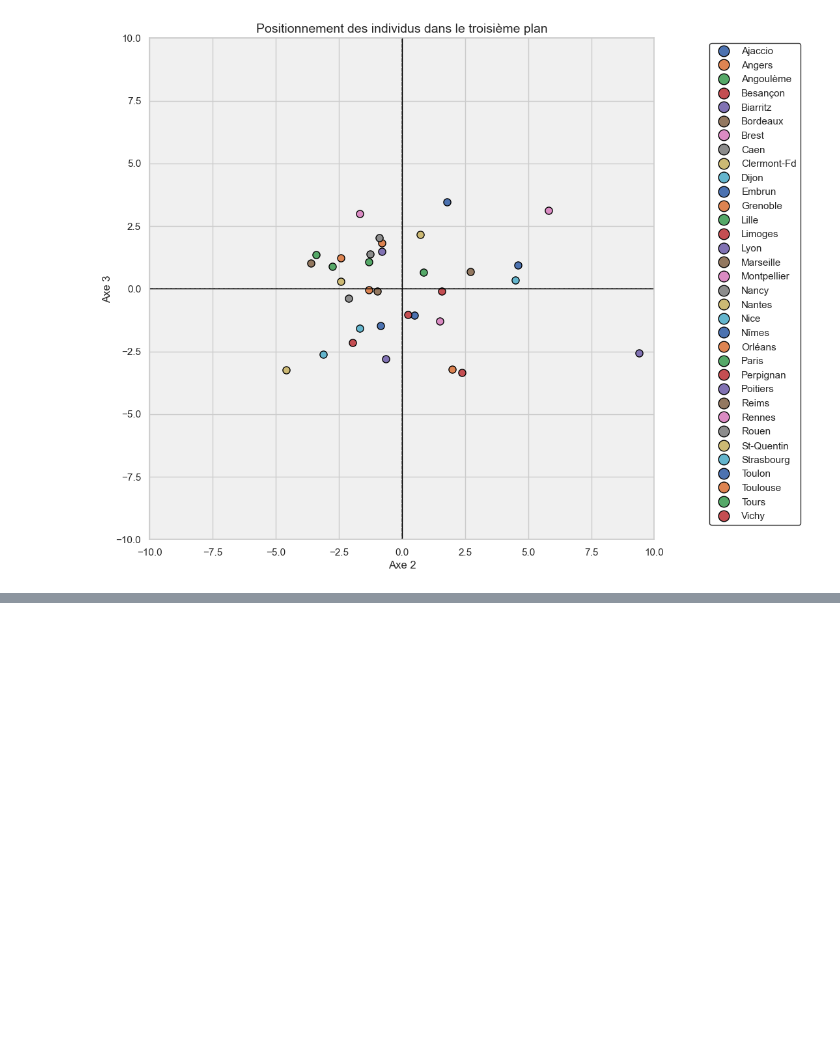
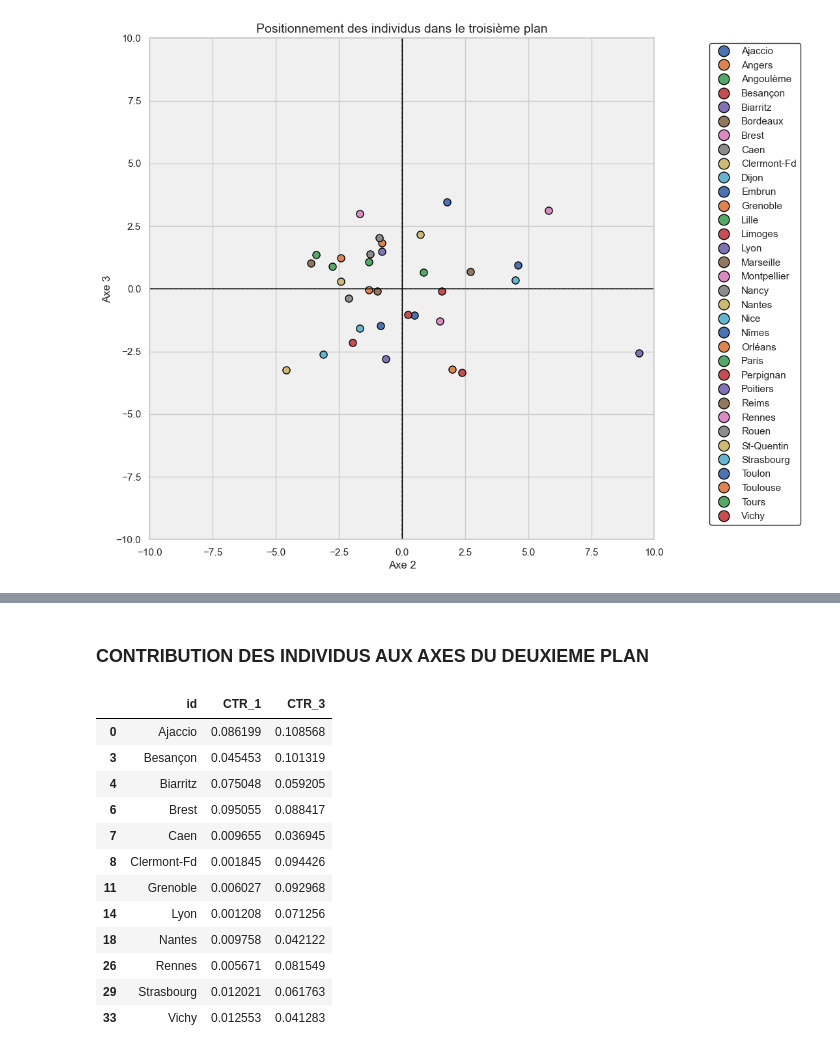
Before and after one commit to Asmaa213/ACP_Typologie_Villes, a Jupyter notebook: acp.ipynb, the cells around one changed output, grey strips where cells are left out. Saved outputs shown, nothing was run; the diff lists cells and outputs as text; code cells hidden in the pictures; blank space fills up the shorter version.

Commit message:
Contribution

```diff
--- a/acp.ipynb
+++ b/acp.ipynb
@@ -243,0 +270,13 @@ plt.show()
+# %%
+#Contributions des individus aux axes du premier plan
+eigval = (31-1)/31*acp.explained_variance_
+
+ctr = coord**2
+for j in range(31):
+    ctr[:,j] = ctr[:,j]/(31*eigval[j])
+
+df_ctr_cp1cp2 = pd.DataFrame({'id':data.index,'CTR_1':ctr[:,0],'CTR_2':ctr[:,1]})
+#Garder les individus interprétables du premier axe du premier plan
+df_ctr_cp1cp2[df_ctr_cp1cp2['CTR_1'] > df_ctr_cp1cp2.CTR_1.mean()]
+#Garder les individus interprétables du deuxième axe du premier plan
+df_ctr_cp1cp2[df_ctr_cp1cp2['CTR_2'] > df_ctr_cp1cp2.CTR_2.mean()]
@@ -243,0 +293,29 @@ plt.show()
+# %% [markdown]
+<h3>CONTRIBUTION DES INDIVIDUS AUX AXES DU DEUXIEME PLAN</h3>
+# %%
+#Contributions des individus aux axes du deuxième plan
+eigval = (31-1)/31*acp.explained_variance_
+
+ctr = coord**2
+for j in range(31):
+    ctr[:,j] = ctr[:,j]/(31*eigval[j])
+
+df_ctr_cp1cp3 = pd.DataFrame({'id':data.index,'CTR_1':ctr[:,0],'CTR_3':ctr[:,2]})
+#Garder les individus interprétables du premier axe du deuxième plan
+df_ctr_cp1cp3[df_ctr_cp1cp2['CTR_1'] > df_ctr_cp1cp2.CTR_1.mean()]
+#Garder les individus interprétables du deuxième axe du deuxième plan
+df_ctr_cp1cp3[df_ctr_cp1cp3['CTR_3'] > df_ctr_cp1cp3.CTR_3.mean()]
+# %% [output]
+|  | id | CTR_1 | CTR_3 |
+| 0 | Ajaccio | 0.086199 | 0.108568 |
+| 3 | Besançon | 0.045453 | 0.101319 |
+| 4 | Biarritz | 0.075048 | 0.059205 |
+| 6 | Brest | 0.095055 | 0.088417 |
+| 7 | Caen | 0.009655 | 0.036945 |
+| 8 | Clermont-Fd | 0.001845 | 0.094426 |
+| 11 | Grenoble | 0.006027 | 0.092968 |
+| 14 | Lyon | 0.001208 | 0.071256 |
+| 18 | Nantes | 0.009758 | 0.042122 |
+| 26 | Rennes | 0.005671 | 0.081549 |
+| 29 | Strasbourg | 0.012021 | 0.061763 |
+| 33 | Vichy | 0.012553 | 0.041283 |
```
Also changed, not shown: parts of 6 cells of this notebook.
